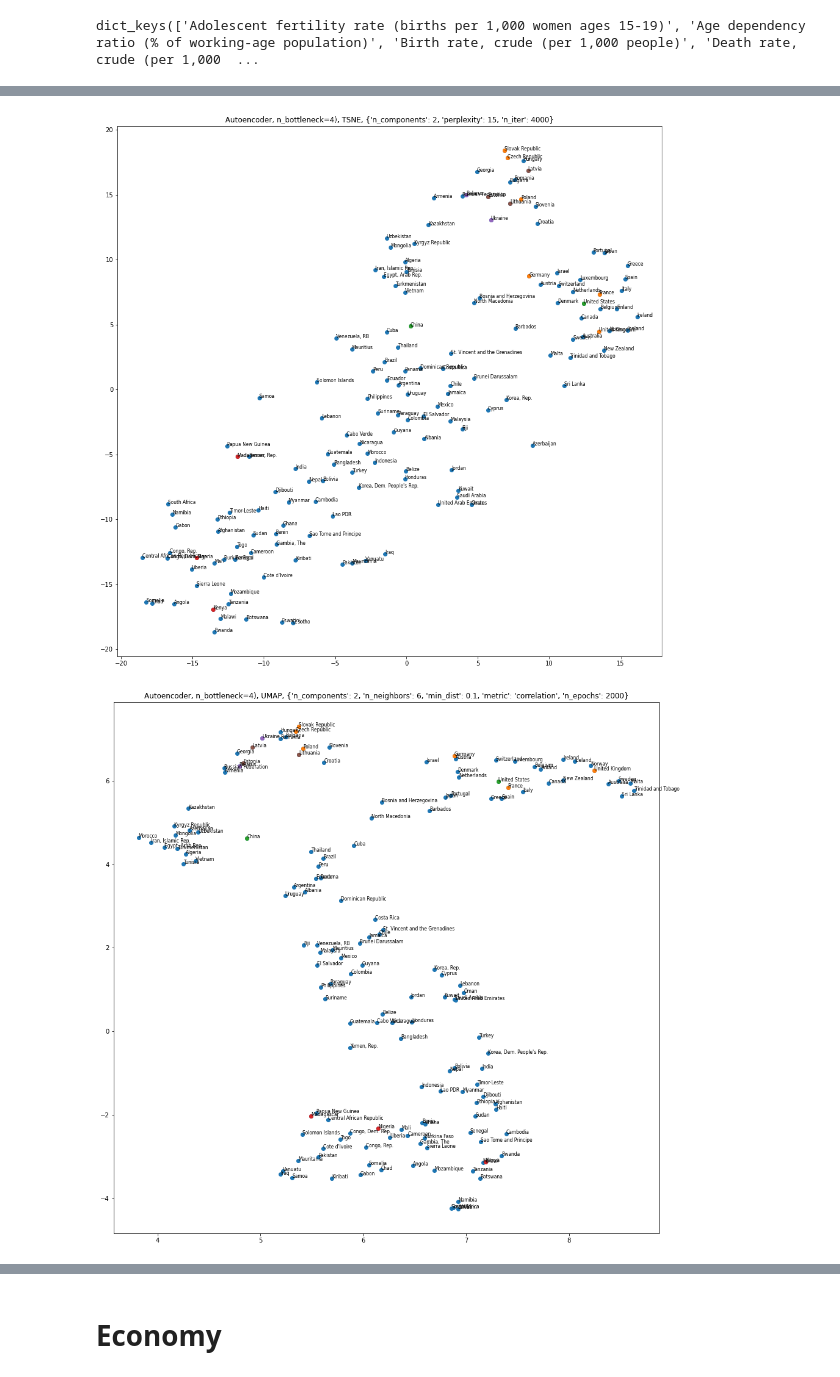
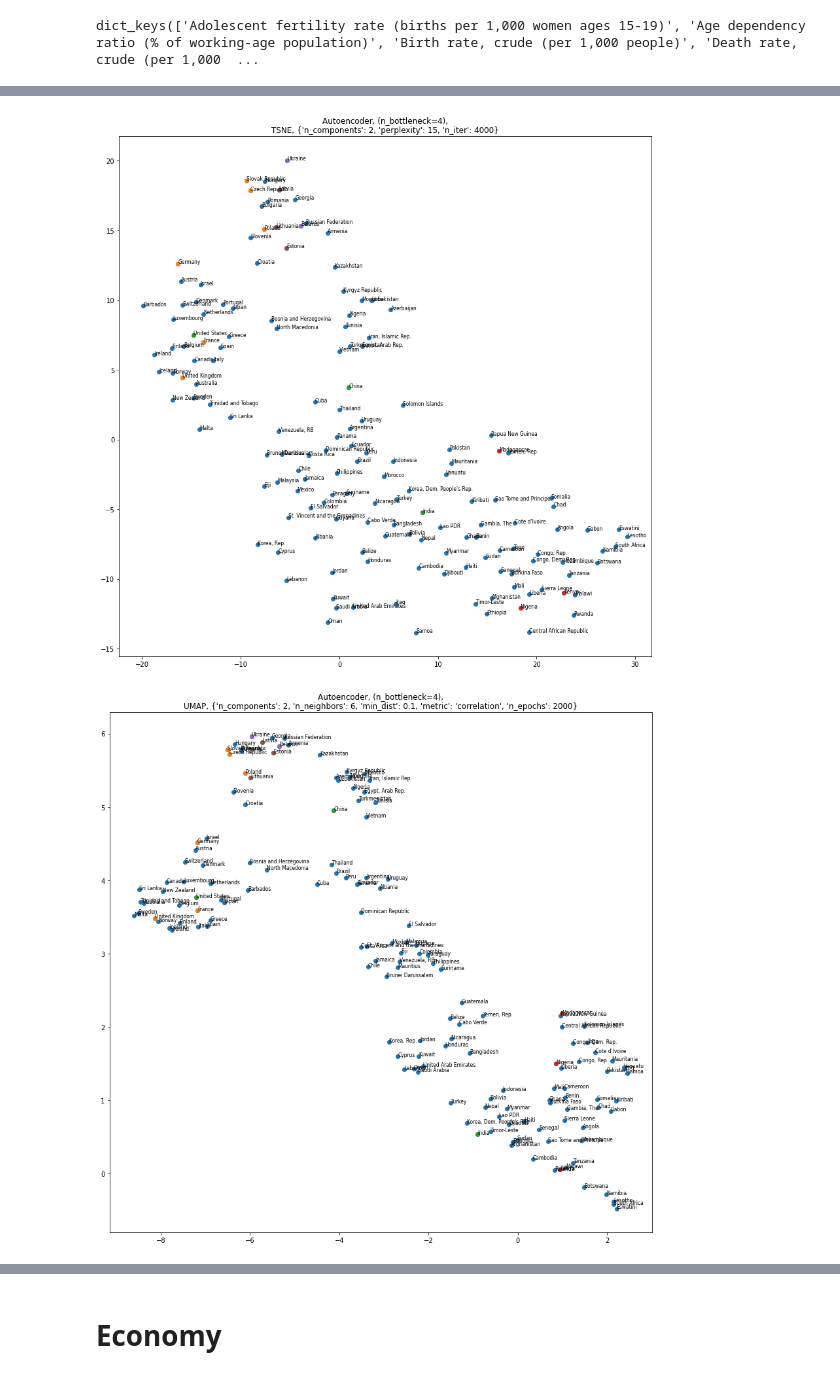
Before and after one commit to maciektr/worldbank_data_exploration, a Jupyter notebook: notebooks/feature_extraction/groups_feature_extraction.ipynb, the cells around one changed output, grey strips where cells are left out. Cells and saved outputs as stored; diff of their text form; code cells hidden in the pictures.

```diff
--- a/notebooks/feature_extraction/groups_feature_extraction.ipynb
+++ b/notebooks/feature_extraction/groups_feature_extraction.ipynb
@@ -71,16 +71,17 @@ def plot_with_names(
             "France",
             "United Kingdom",
         ],
-        ["United States", "China", "Singapore"],
+        ["United States", "China", "India"],
         ["Kenya", "Madagascar", "Nigeria"],
         ["Ukraine", "Belarus"],
         ["Latvia", "Estonia", "Lithuania"],
     ],
     title=None,
-    figsize=(16, 16),
+    figsize=(12, 12),
     # figsize=(8, 8),
-    textsize=7.5
+    textsize=7.5,
     # textsize=6,
+    save_path=None,
 ):
     plt.figure(figsize=figsize)
 
@@ -95,6 +96,9 @@ def plot_with_names(
 
     if title is not None:
         plt.title(title)
+    plt.tight_layout()
+    if save_path:
+        plt.savefig(save_path)
     plt.show()
 
 
@@ -111,14 +115,14 @@ def extract_from_all(extractor_fun, time_series_dict):
         return np.hstack(Y_all)
 
 
-def process_group(time_series_dict):
+def process_group(time_series_dict, group_name):
     for extractor_fun in EXTRACTORS:
         print("-----------------------------------------")
         print("-----------------------------------------")
         extractor_title = (
             "No extraction"
             if extractor_fun("all") is None
-            else f"Autoencoder, n_bottleneck={extractor_fun('all').autoencoder.n_bottleneck})"
+            else f"Autoencoder, (n_bottleneck={extractor_fun('all').autoencoder.n_bottleneck})"
         )
         print(extractor_title)
         print("-----------------------------------------")
@@ -127,8 +131,21 @@ def process_group(time_series_dict):
             Y = extract_from_all(extractor_fun, time_series_dict)
 
             Y_projected = alg(**alg_args).fit_transform(Y)
-            title = f"{extractor_title}, {alg.__name__}, {alg_args}"
-            plot_with_names(Y_projected, countries, title=title)
+            title = f"{extractor_title},\n{alg.__name__}, {alg_args}"
+            if "min_dist" in alg_args:
+                plot_with_names(
+                    Y_projected,
+                    countries,
+                    title=title,
+                    save_path=f"plots/groups/{group_name}_{alg.__name__}_mindist{alg_args['min_dist']}.pdf",
+                )
+            else:
+                plot_with_names(
+                    Y_projected,
+                    countries,
+                    title=title,
+                    save_path=f"plots/groups/{group_name}_{alg.__name__}.pdf",
+                )
 # %% [markdown]
 # Config
 # %%
@@ -217,7 +234,7 @@ time_series_dict.keys()
 # %% [output]
 dict_keys(['Adolescent fertility rate (births per 1,000 women ages 15-19)', 'Age dependency ratio (% of working-age population)', 'Birth rate, crude (per 1,000 people)', 'Death rate, crude (per 1,000  ...
 # %%
-process_group(time_series_dict)
+process_group(time_series_dict, group_name="Health")
 # %% [output]
 -----------------------------------------
 -----------------------------------------
@@ -225,3 +242,3 @@ Autoencoder, n_bottleneck=4)
 -----------------------------------------
-[figure, old version]
+[figure, new version]
-[figure, old version]
+[figure, new version]
```
Also changed, not shown: parts of 5 cells of this notebook, 2 other files.
